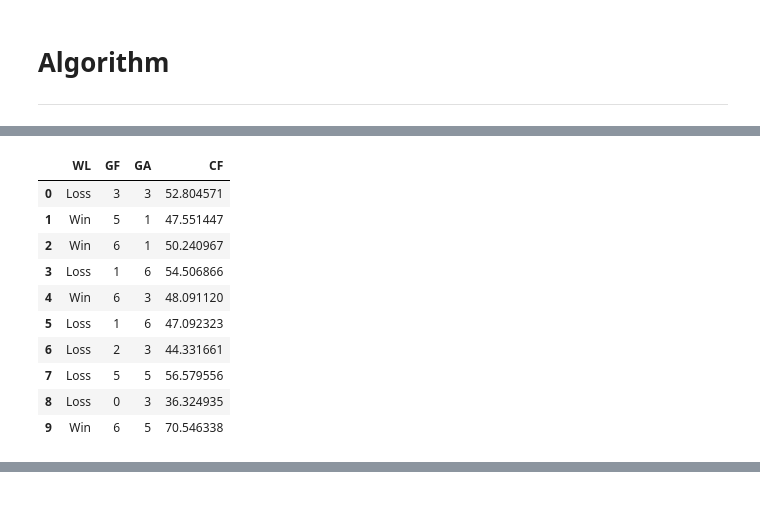
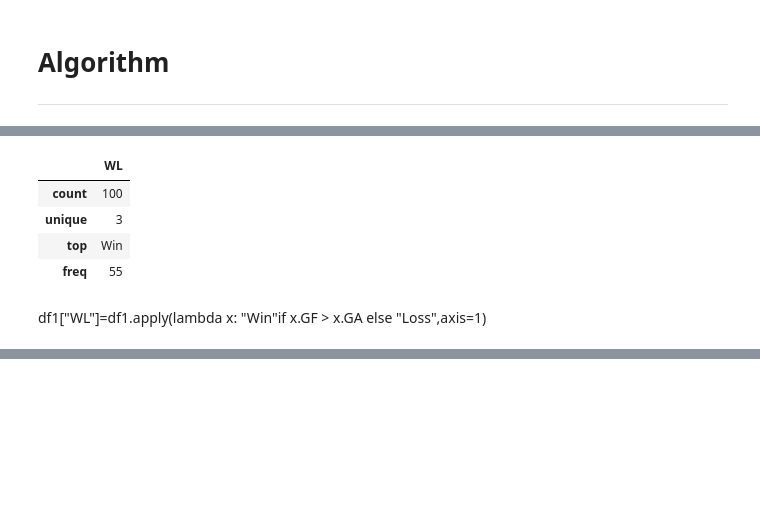
Before and after one commit to pjmeehan/PDA-PROJECT, a Jupyter notebook: PDA Project 2018.ipynb, the cells around one changed output, grey strips where cells are left out. Drawn from its saved outputs; the diff is of its cells as text; code cells hidden in the pictures; blank space fills up the shorter version.

```diff
--- a/PDA Project 2018.ipynb
+++ b/PDA Project 2018.ipynb
@@ -157 +252,11 @@ df1=pd.DataFrame(myalgo, columns=["WL","GF","GA", "CF"])
+# %%
+df3.describe(include=[np.object])
+# %% [output]
+|  | WL |
+| count | 100 |
+| unique | 3 |
+| top | Win |
+| freq | 55 |
+# %% [markdown]
+df1["WL"]=df1.apply(lambda x: "Win"if x.GF > x.GA else "Loss",axis=1)
 # %%
@@ -163,14 +263,0 @@ WL = np.random.choice(WinLoss_arr, 100, p=[.675, .325])
-# %%
-df1.head(10)
-# %% [output]
-|  | WL | GF | GA | CF |
-| 0 | Loss | 3 | 3 | 52.804571 |
-| 1 | Win | 5 | 1 | 47.551447 |
-| 2 | Win | 6 | 1 | 50.240967 |
-| 3 | Loss | 1 | 6 | 54.506866 |
-| 4 | Win | 6 | 3 | 48.091120 |
-| 5 | Loss | 1 | 6 | 47.092323 |
-| 6 | Loss | 2 | 3 | 44.331661 |
-| 7 | Loss | 5 | 5 | 56.579556 |
-| 8 | Loss | 0 | 3 | 36.324935 |
-| 9 | Win | 6 | 5 | 70.546338 |
```
Also changed, not shown: parts of 53 cells of this notebook.
